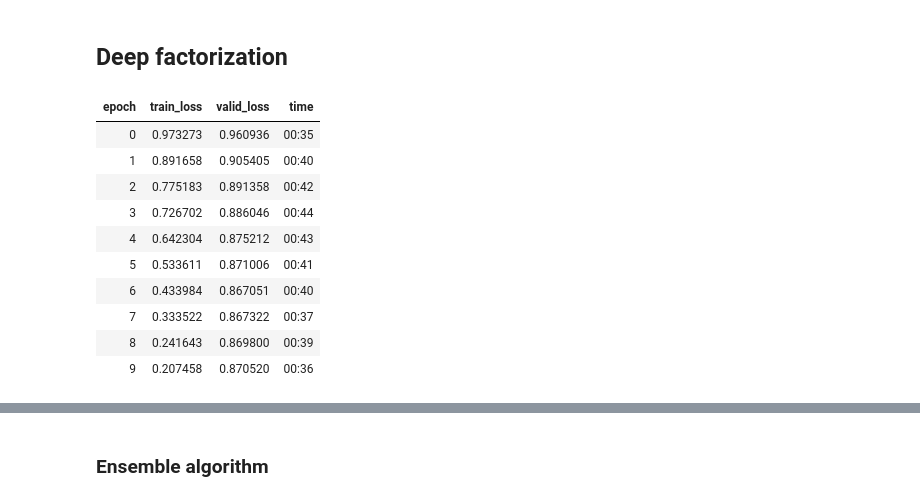
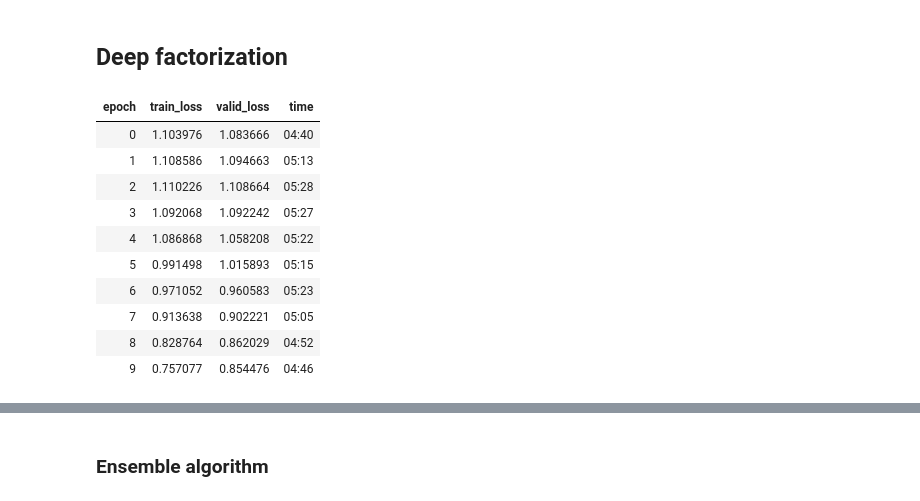
Before and after one commit to Alex-D15/ISAI, a Jupyter notebook: ISAdviser/Collaborative Filtering/Ensemble.ipynb, the cells around one changed output, grey strips where cells are left out. Saved outputs shown, nothing was run; the diff lists cells and outputs as text; code cells hidden in the pictures.

```diff
--- a/ISAdviser/Collaborative Filtering/Ensemble.ipynb
+++ b/ISAdviser/Collaborative Filtering/Ensemble.ipynb
@@ -129 +133,4 @@ The max rating is: 5 the min rating is: 0
+# %%
+df = pd.read_csv(r'C:\Users\m.medioli\Desktop\resultssoccer_with_ratings.csv')
+df["Rating"]=round(df["Rating"] * 2) / 2
 # %%
@@ -147,8 +154,6 @@ matrix
 # %%
-df = dftot
-
 #swapping columns
-raw=df[['IDUtente','Team','Importo']]
+raw=df[['IDUtente','Team','Rating']]
 raw.columns = ['n_users','n_items','rating']
 
 rawTrain,rawholdout = train_test_split(raw, test_size=0.25)
@@ -350,21 +368,21 @@ defaultdict(list,
 # %% [markdown]
 ## Deep factorization
 # %%
-data = CollabDataLoaders.from_df(df, seed=42, valid_pct=0.2, user_name='IDUtente', item_name='Team', rating_name='Importo')
+data = CollabDataLoaders.from_df(df, seed=42, valid_pct=0.2, user_name='IDUtente', item_name='Team', rating_name='Rating')
 learn = collab_learner(data, y_range=(0,5.5), n_factors=60)
 learn.fit_one_cycle(n_epoch=10, lr_max=5e-3, wd=0.1)
 # %% [output]
 | epoch | train_loss | valid_loss | time |
-| 0 | 0.973273 | 0.960936 | 00:35 |
-| 1 | 0.891658 | 0.905405 | 00:40 |
-| 2 | 0.775183 | 0.891358 | 00:42 |
-| 3 | 0.726702 | 0.886046 | 00:44 |
-| 4 | 0.642304 | 0.875212 | 00:43 |
-| 5 | 0.533611 | 0.871006 | 00:41 |
-| 6 | 0.433984 | 0.867051 | 00:40 |
-| 7 | 0.333522 | 0.867322 | 00:37 |
-| 8 | 0.241643 | 0.869800 | 00:39 |
-| 9 | 0.207458 | 0.870520 | 00:36 |
+| 0 | 1.103976 | 1.083666 | 04:40 |
+| 1 | 1.108586 | 1.094663 | 05:13 |
+| 2 | 1.110226 | 1.108664 | 05:28 |
+| 3 | 1.092068 | 1.092242 | 05:27 |
+| 4 | 1.086868 | 1.058208 | 05:22 |
+| 5 | 0.991498 | 1.015893 | 05:15 |
+| 6 | 0.971052 | 0.960583 | 05:23 |
+| 7 | 0.913638 | 0.902221 | 05:05 |
+| 8 | 0.828764 | 0.862029 | 04:52 |
+| 9 | 0.757077 | 0.854476 | 04:46 |
 # %%
 learn.show_results()
 # %% [output]
```
Also changed, not shown: parts of 22 cells of this notebook.
